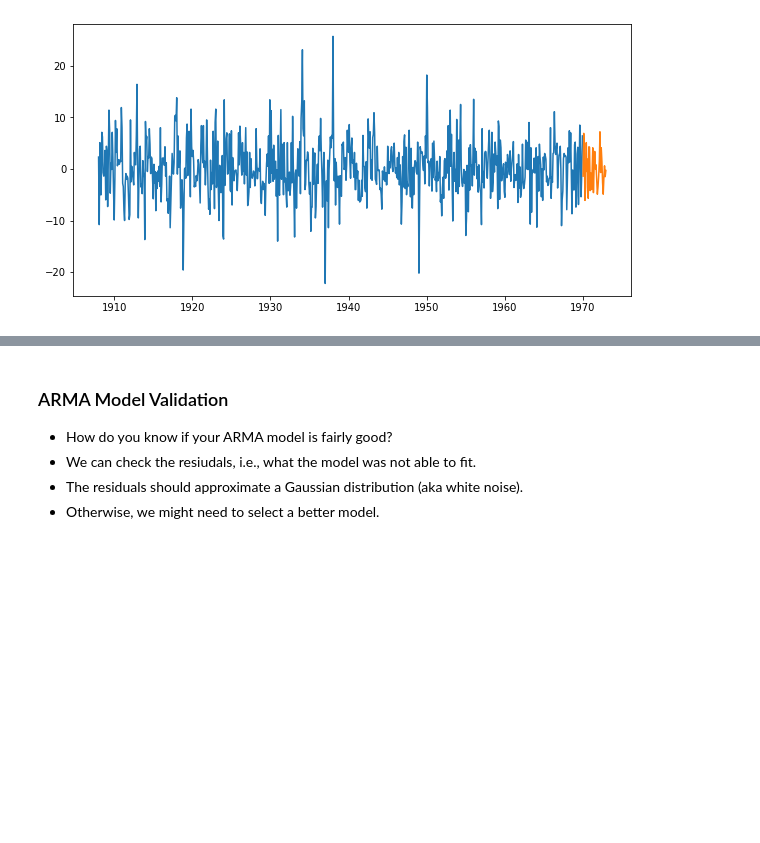
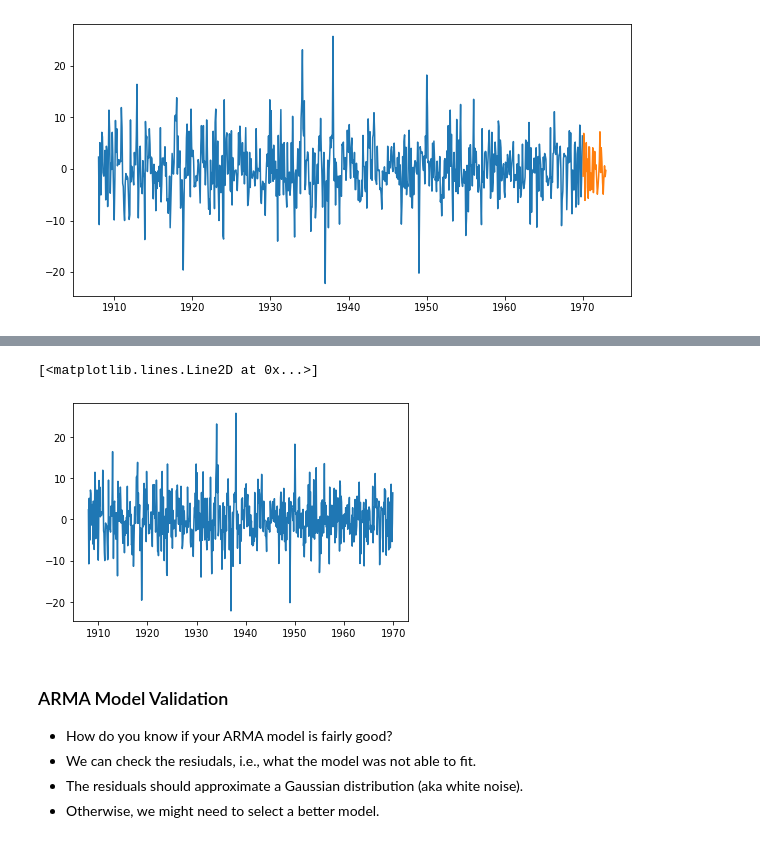
Before and after one commit to nsydn/ise043_tsaf, a Jupyter notebook: ise043_tsaf_2425f_5_arma_arima_sarima.ipynb, the cells around one changed output, grey strips where cells are left out. Drawn from its saved outputs; the diff is of its cells as text; code cells hidden in the pictures; blank space fills up the shorter version.

```diff
--- a/ise043_tsaf_2425f_5_arma_arima_sarima.ipynb
+++ b/ise043_tsaf_2425f_5_arma_arima_sarima.ipynb
@@ -457,3 +445,8 @@ Wall time: 5.28 s
+# %%
+plt.plot(train)
+# %% [output]
+[<matplotlib.lines.Line2D at 0x...>]
+[figure, added]
 # %% [markdown]
 ### ARMA Model Validation
 
```
Also changed, not shown: parts of 26 cells of this notebook.
